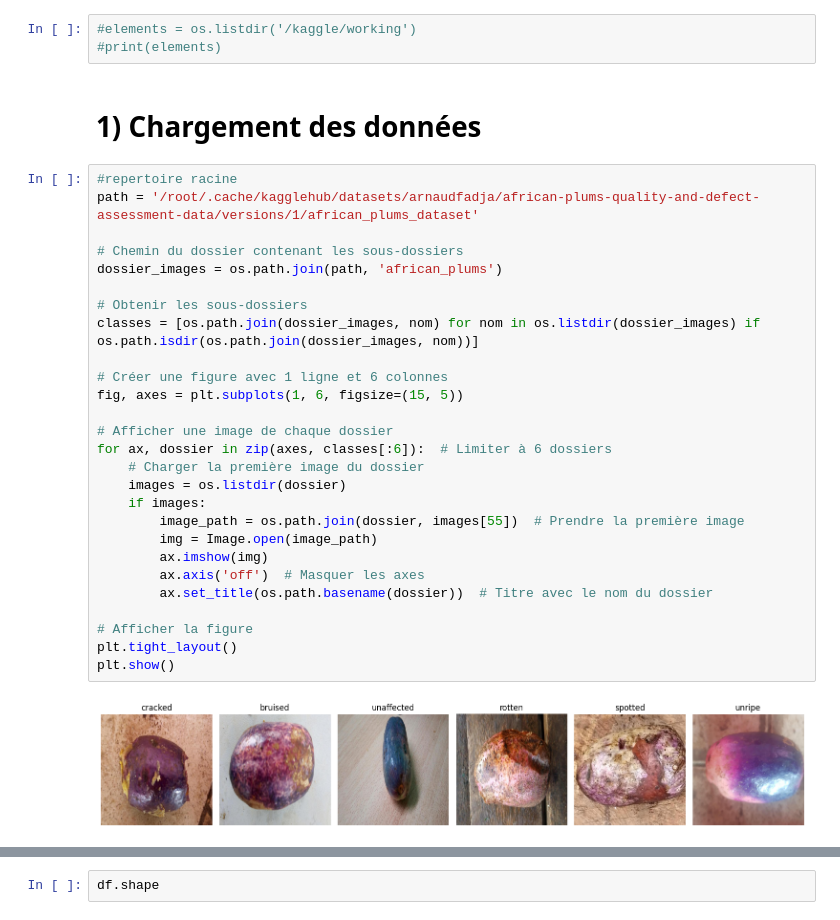
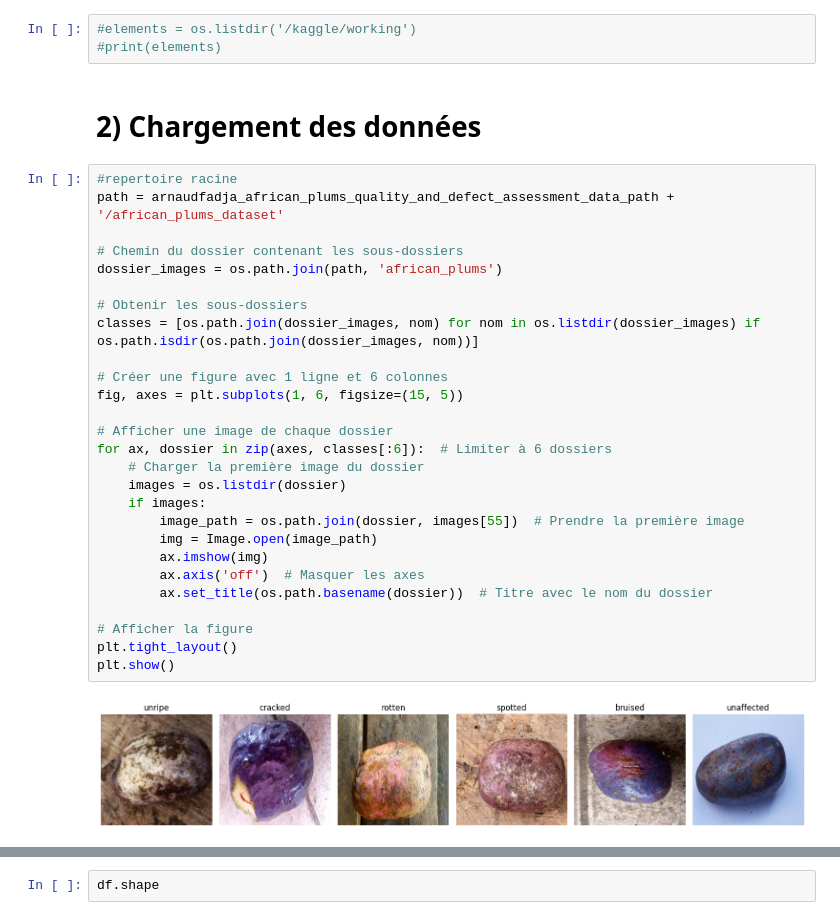
Before and after one commit to DOFRADJO/JCIA_TEAM_LTTMN, a Jupyter notebook: modelisation/JCIA_HACKATON_2025.ipynb, the cells around one changed output, grey strips where cells are left out. Cells and saved outputs as stored; diff of their text form.

Commit message:
Prétraitement des données et Modélisation

```diff
--- a/modelisation/JCIA_HACKATON_2025.ipynb
+++ b/modelisation/JCIA_HACKATON_2025.ipynb
@@ -67,36 +70,36 @@ import os
 #elements = os.listdir('/kaggle/working')
 #print(elements)
 # %% [markdown]
-# 1) Chargement des données
+# 2) Chargement des données
 # %%
 #repertoire racine
-path = '/root/.cache/kagglehub/datasets/arnaudfadja/african-plums-quality-and-defect-assessment-data/versions/1/african_plums_dataset'
+path = arnaudfadja_african_plums_quality_and_defect_assessment_data_path + '/african_plums_dataset'
 
 # Chemin du dossier contenant les sous-dossiers
 dossier_images = os.path.join(path, 'african_plums')
 
 # Obtenir les sous-dossiers
 classes = [os.path.join(dossier_images, nom) for nom in os.listdir(dossier_images) if os.path.isdir(os.path.join(dossier_images, nom))]
 
 # Créer une figure avec 1 ligne et 6 colonnes
 fig, axes = plt.subplots(1, 6, figsize=(15, 5))
 
 # Afficher une image de chaque dossier
 for ax, dossier in zip(axes, classes[:6]):  # Limiter à 6 dossiers
     # Charger la première image du dossier
     images = os.listdir(dossier)
     if images:
         image_path = os.path.join(dossier, images[55])  # Prendre la première image
         img = Image.open(image_path)
         ax.imshow(img)
         ax.axis('off')  # Masquer les axes
         ax.set_title(os.path.basename(dossier))  # Titre avec le nom du dossier
 
 # Afficher la figure
 plt.tight_layout()
 plt.show()
 # %% [output]
-[figure, old version]
+[figure, new version]
 # %%
 # Chemin du dossier contenant le fichier CSV
 nom_fichier = 'organized_plums_data_new.csv'
```
Also changed, not shown: parts of 57 cells of this notebook.
